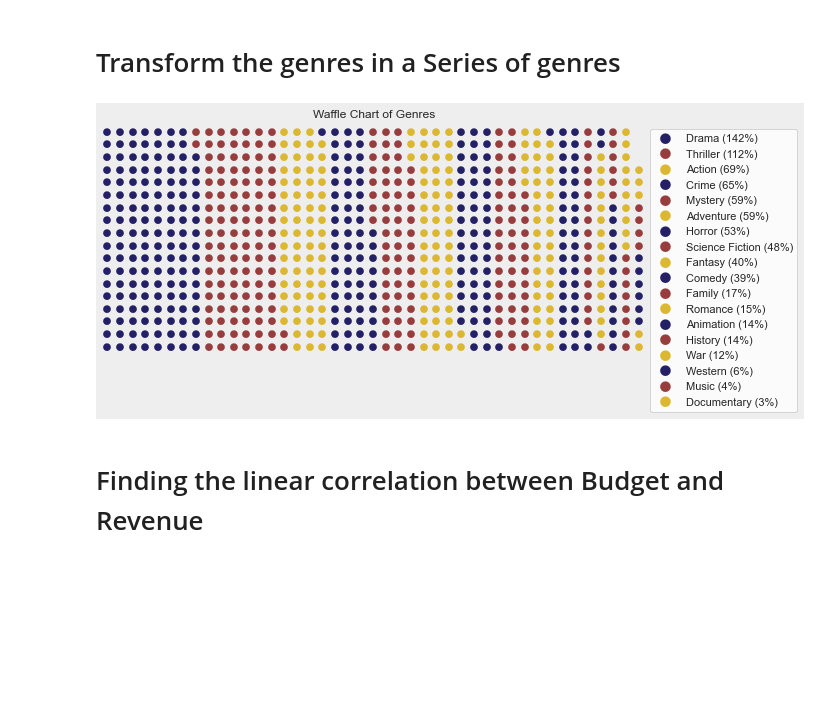
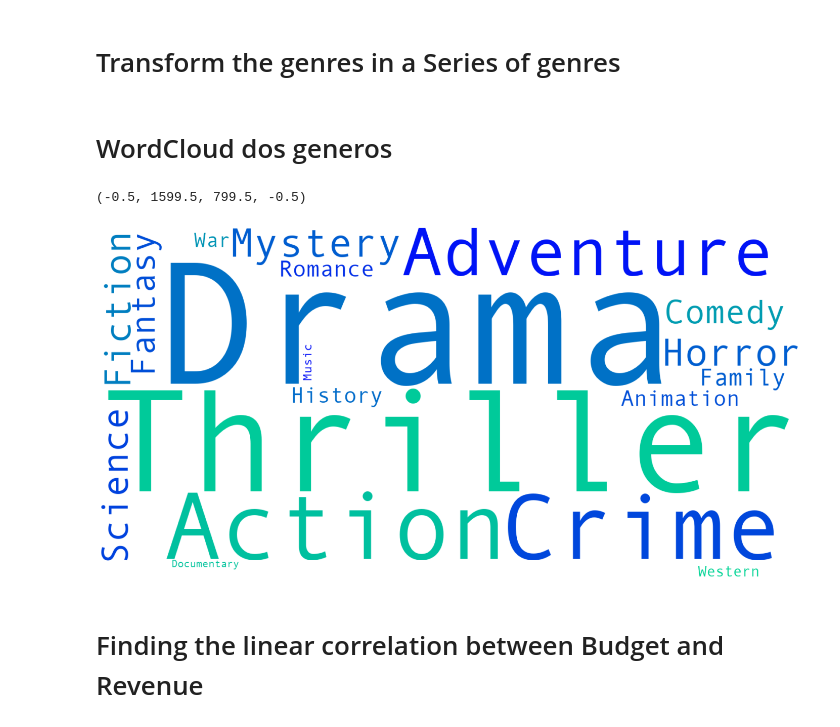
Before and after one commit to gabieller/MoviesDataBase, a Jupyter notebook: graph_analysis.ipynb, the cells around one changed output. Cells and saved outputs as stored; diff of their text form; code cells hidden in the pictures; blank space fills up the shorter version.

Commit message:
wordcloud

```diff
--- a/graph_analysis.ipynb
+++ b/graph_analysis.ipynb
@@ -75,30 +77,11 @@ database_boxplot = sns.boxplot(y = base["Vote Average"],
 # Transform the genres in a Series of genres
 # %%
 df_genres_id= pd.Series(base["Genres"].values, index = base["ID"], name = "Genres")
-split_genres = genres.str.split("|", expand = False)
-genres_explode = get_genres.explode()
+split_genres = df_genres_id.str.split("|", expand = False)
+genres_explode = split_genres.explode()
 # %%
 genres_explode.unique()
 # %%
 genres_count = genres_explode.value_counts()
-# %%
-#palette = sns.color_palette("Purples_r", 18)
-
-
-data = genres_count
-fig = plt.figure(
-    FigureClass=Waffle,
-    rows=18,
-    values=data,
-    colors=("#232066", "#983D3D", "#DCB732", "#232066", "#983D3D", "#DCB732", "#232066", "#983D3D", "#DCB732", "#232066", "#983D3D", "#DCB732", "#232066", "#983D3D", "#DCB732","#232066", "#983D3D", "#DCB732"),
-    title={'label': "Waffle Chart of Genres", 'loc': 'center'},
-    labels=["{0} ({1}%)".format(k, v) for k, v in data.items()],
-    legend={'loc': 'upper left', 'bbox_to_anchor': (1, 1)},
-    icons='circle', icon_size=9,
-    icon_legend=True
-)
-fig.gca().set_facecolor('#EEEEEE')
-fig.set_facecolor('#EEEEEE')
-plt.show()
-# %% [output]
-[figure, removed]
+# %% [markdown]
+# WordCloud dos generos
@@ -104,0 +92,17 @@ plt.show()
+# %%
+all_genres = " ".join(s for s in genres_explode)
+
+
+wordcloud = WordCloud(background_color="white",
+                      font_path='Andale Mono',
+                      width=1600, height=800,
+                      collocations=False,
+                      colormap = "winter").generate(all_genres)
+
+plt.figure(figsize=(20,10))
+plt.imshow(wordcloud, interpolation='bilinear')
+plt.tight_layout(pad=0)
+plt.axis("off")
+# %% [output]
+(-0.5, 1599.5, 799.5, -0.5)
+[figure, added]
```
Also changed, not shown: parts of 4 cells of this notebook, 3 other files.
